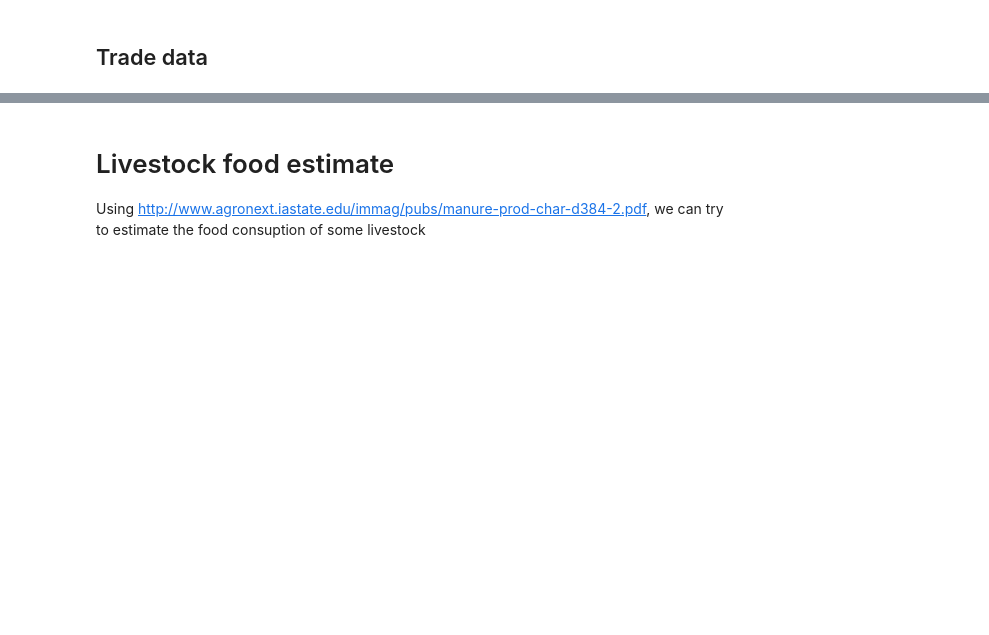
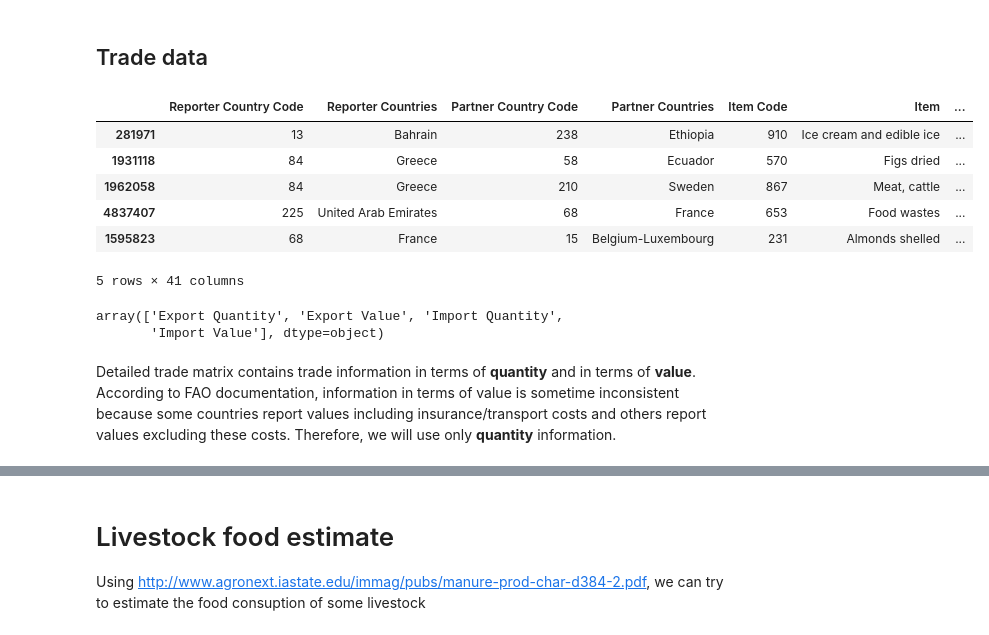
Before and after one commit to OthmanSefraoui/Data_story, a Jupyter notebook: milestone_2.ipynb, the cells around one changed output, grey strips where cells are left out. Cells and saved outputs as stored; diff of their text form; code cells hidden in the pictures; blank space fills up the shorter version.

```diff
--- a/milestone_2.ipynb
+++ b/milestone_2.ipynb
@@ -1172,3 +1275,21 @@ The above bar plot shows that the `prod_popultn` Table has a lot of missing coun
 The tables we are mostly interested in are `production`, `yield` and `producing_animals/slaughtered`, so we will have to consider only contries at least in those three tables.
 # %% [markdown]
 ## Trade data
+# %%
+raw_trade_matrix = pd.read_csv("data/detailed_trade_matrix/Trade_DetailedTradeMatrix_E_All_Data_NOFLAG.csv", encoding="Latin1")
+raw_trade_matrix.sample(5)
+# %% [output]
+|  | Reporter Country Code | Reporter Countries | Partner Country Code | Partner Countries | Item Code | Item | ... |
+| 281971 | 13 | Bahrain | 238 | Ethiopia | 910 | Ice cream and edible ice | ... |
+| 1931118 | 84 | Greece | 58 | Ecuador | 570 | Figs dried | ... |
+| 1962058 | 84 | Greece | 210 | Sweden | 867 | Meat, cattle | ... |
+| 4837407 | 225 | United Arab Emirates | 68 | France | 653 | Food wastes | ... |
+| 1595823 | 68 | France | 15 | Belgium-Luxembourg | 231 | Almonds shelled | ... |
+5 rows × 41 columns
+# %%
+raw_trade_matrix["Element"].unique()
+# %% [output]
+array(['Export Quantity', 'Export Value', 'Import Quantity',
+       'Import Value'], dtype=object)
+# %% [markdown]
+Detailed trade matrix contains trade information in terms of **quantity** and in terms of **value**. According to FAO documentation, information in terms of value is sometime inconsistent because some countries report values including insurance/transport costs and others report values excluding these costs. Therefore, we will use only **quantity** information.
```
Also changed, not shown: parts of 24 cells of this notebook.
